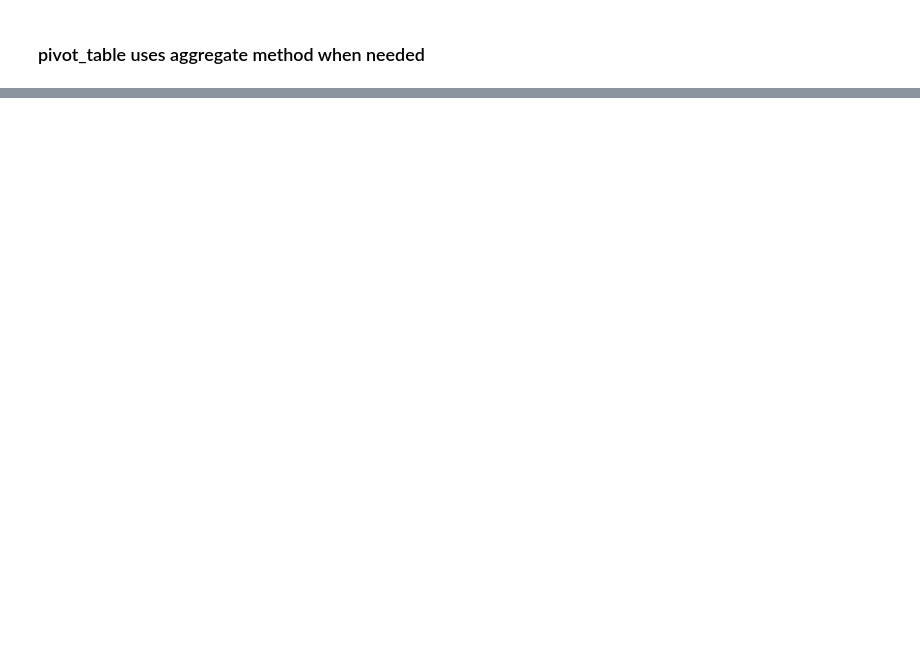
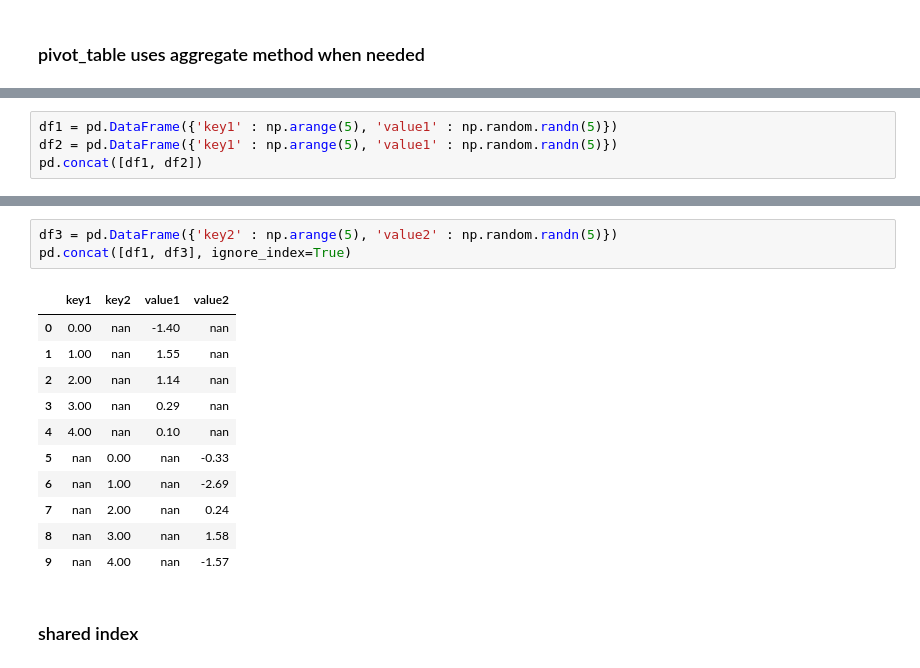
Before and after one commit to baegwangbin/TIL, a Jupyter notebook: Pandas.ipynb, the cells around one changed output, grey strips where cells are left out. Drawn from its saved outputs; the diff is of its cells as text; blank space fills up the shorter version.

```diff
--- a/Pandas.ipynb
+++ b/Pandas.ipynb
@@ -781,0 +647,4 @@ df.pivot_table(index='Item', columns='CType', values='US')
+# %%
+df1 = pd.DataFrame({'key1' : np.arange(5), 'value1' : np.random.randn(5)})
+df2 = pd.DataFrame({'key1' : np.arange(5), 'value1' : np.random.randn(5)})
+pd.concat([df1, df2])
@@ -781,0 +672,17 @@ df.pivot_table(index='Item', columns='CType', values='US')
+# %%
+df3 = pd.DataFrame({'key2' : np.arange(5), 'value2' : np.random.randn(5)})
+pd.concat([df1, df3], ignore_index=True)
+# %% [output]
+|  | key1 | key2 | value1 | value2 |
+| 0 | 0.00 | nan | -1.40 | nan |
+| 1 | 1.00 | nan | 1.55 | nan |
+| 2 | 2.00 | nan | 1.14 | nan |
+| 3 | 3.00 | nan | 0.29 | nan |
+| 4 | 4.00 | nan | 0.10 | nan |
+| 5 | nan | 0.00 | nan | -0.33 |
+| 6 | nan | 1.00 | nan | -2.69 |
+| 7 | nan | 2.00 | nan | 0.24 |
+| 8 | nan | 3.00 | nan | 1.58 |
+| 9 | nan | 4.00 | nan | -1.57 |
+# %% [markdown]
+### shared index
```
Also changed, not shown: parts of 83 cells of this notebook.
